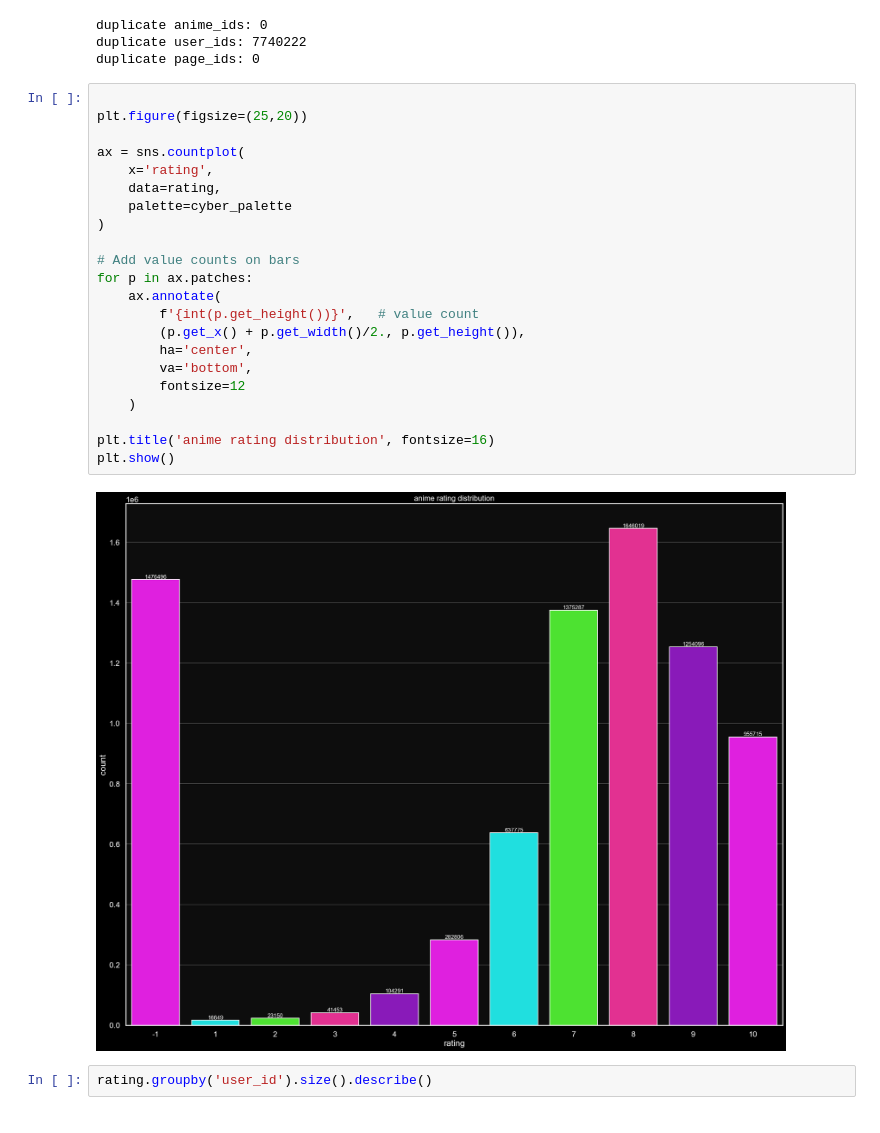
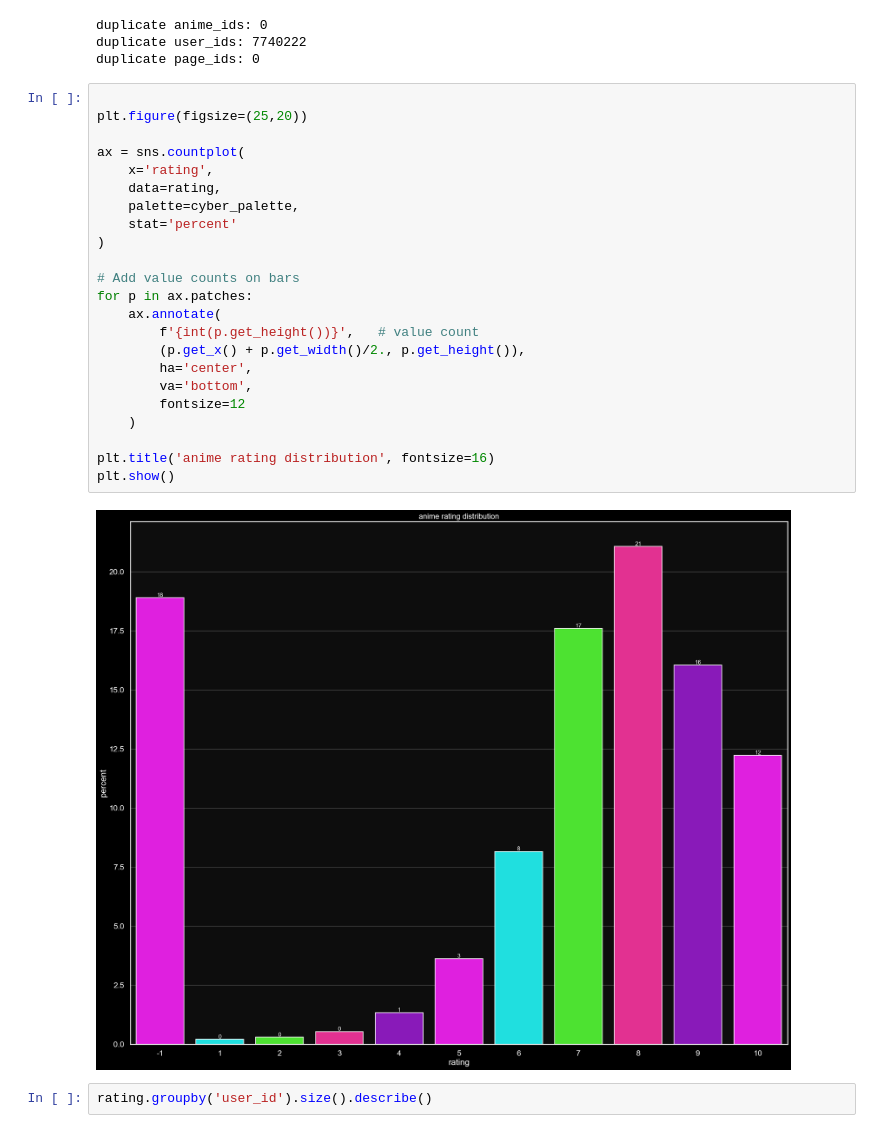
Before and after one commit to gyxnova/ANIME-RECOMMENDATION, a Jupyter notebook: notebooks/01_eda.ipynb, the cells around one changed output. Drawn from its saved outputs; the diff is of its cells as text.

```diff
--- a/notebooks/01_eda.ipynb
+++ b/notebooks/01_eda.ipynb
@@ -124,27 +124,28 @@ duplicate page_ids: 0
 # %%
 
 plt.figure(figsize=(25,20))
 
 ax = sns.countplot(
     x='rating',
     data=rating,
-    palette=cyber_palette
+    palette=cyber_palette,
+    stat='percent'
 )
 
 # Add value counts on bars
 for p in ax.patches:
     ax.annotate(
         f'{int(p.get_height())}',   # value count
         (p.get_x() + p.get_width()/2., p.get_height()),
         ha='center',
         va='bottom',
         fontsize=12
     )
 
 plt.title('anime rating distribution', fontsize=16)
 plt.show()
 # %% [output]
-[figure, old version]
+[figure, new version]
 # %%
 rating.groupby('user_id').size().describe()
 # %% [output]
```
Also changed, not shown: parts of 9 cells of this notebook.
